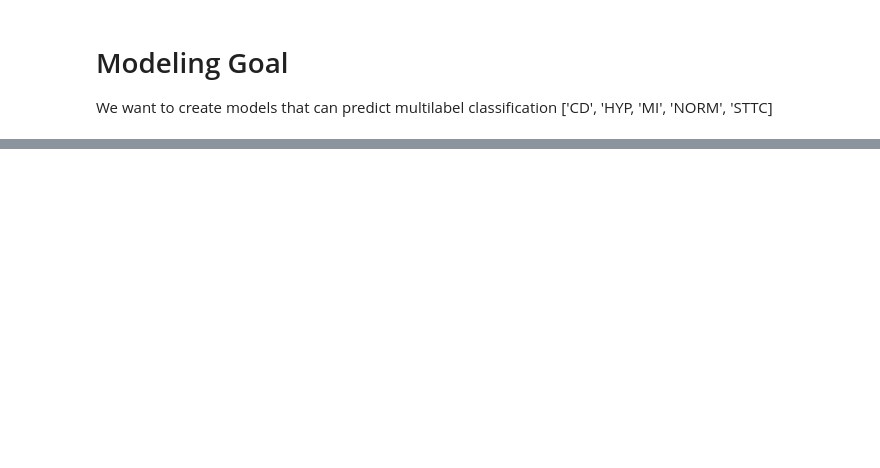
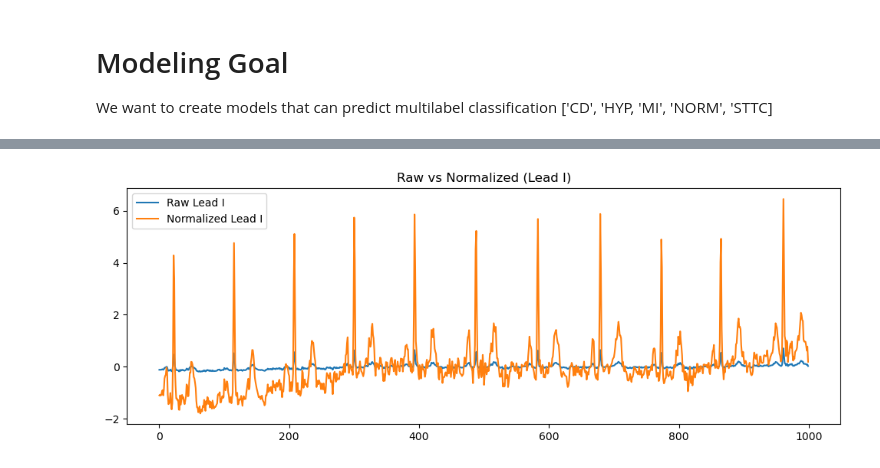
Before and after one commit to cristopher-d-delgado/ecg-ai-statistical-evaluation, a Jupyter notebook: notebooks/modeling.ipynb, the cells around one changed output, grey strips where cells are left out. Saved outputs shown, nothing was run; the diff lists cells and outputs as text; code cells hidden in the pictures; blank space fills up the shorter version.

```diff
--- a/notebooks/modeling.ipynb
+++ b/notebooks/modeling.ipynb
@@ -236,0 +373,14 @@ import seaborn as sns
+# %%
+raw_signal, _ = wfdb.rdsamp(str(record_path))
+raw_signal = raw_signal.T
+
+normalized_signal = load_and_preprocess_ecg(record_path)
+
+plt.figure(figsize=(12, 4))
+plt.plot(raw_signal[0], label="Raw Lead I")
+plt.plot(normalized_signal[0], label="Normalized Lead I")
+plt.legend()
+plt.title("Raw vs Normalized (Lead I)")
+plt.show()
+# %% [output]
+[figure, added]
```
Also changed, not shown: parts of 16 cells of this notebook.
